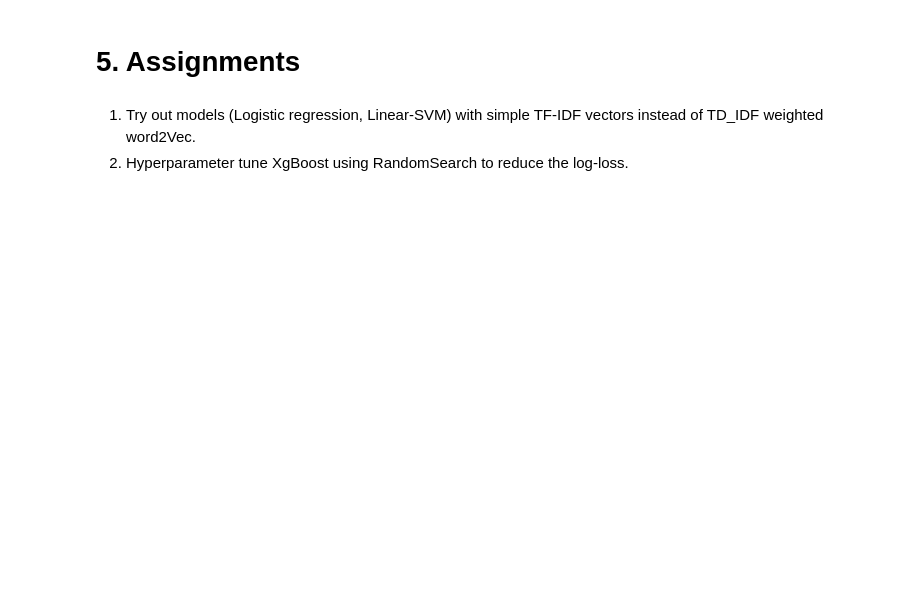
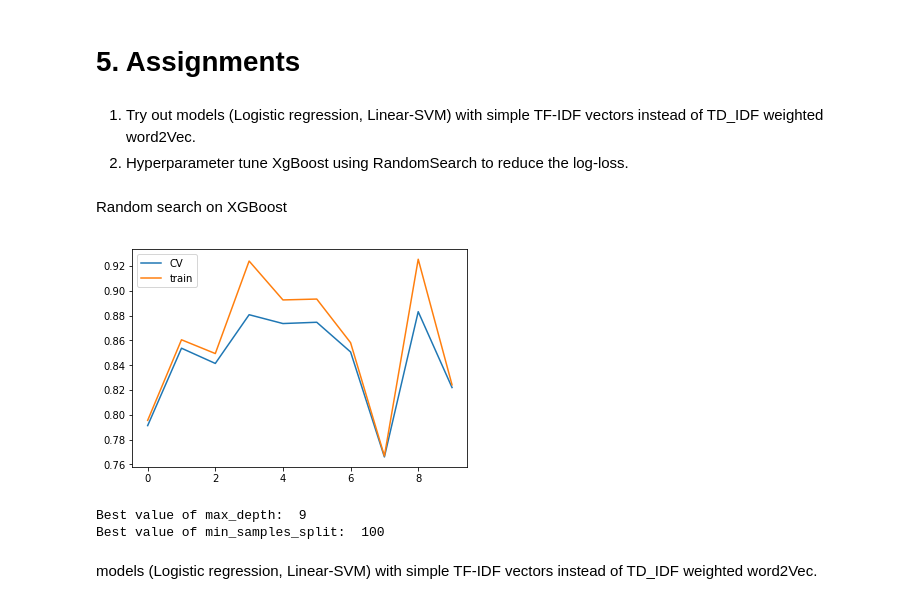
Before and after one commit to aman-sawarn/Quora-Question-Pair-Similarity, a Jupyter notebook: 4.ML_models.ipynb, the cells around one changed output. Cells and saved outputs as stored; diff of their text form; code cells hidden in the pictures; blank space fills up the shorter version.

Commit message:
training

```diff
--- a/4.ML_models.ipynb
+++ b/4.ML_models.ipynb
@@ -378,3 +436,5 @@ plot_confusion_matrix(y_test, predicted_y)
 # %% [markdown]
 1. Try out models (Logistic regression, Linear-SVM) with simple TF-IDF vectors instead of TD_IDF weighted word2Vec.
 2. Hyperparameter tune XgBoost using RandomSearch to reduce the log-loss.
+# %% [markdown]
+Random search on XGBoost
@@ -380,0 +446,10 @@ plot_confusion_matrix(y_test, predicted_y)
+# %%
+depth_m=[2,3,5,7,9]
+base_learners=[2,5,50,70,100]
+parameters=dict(n_estimators=base_learners , max_depth=depth_m)
+clf=RandomizedSearchCV(RandomForestClassifier(n_jobs=-1, class_weight='balanced') ,parameters, scoring='roc_auc', refit=True, cv=3)
+
+clf.fit(X_train, y_train)
+cv_error=clf.cv_results_['mean_test_score']
+train_error=clf.cv_results_['mean_train_score']
+pred=clf.predict(X_train)
@@ -380,0 +460,38 @@ plot_confusion_matrix(y_test, predicted_y)
+# %%
+plt.plot(cv_error, label='CV')
+plt.plot(train_error, label='train')
+plt.legend()
+plt.show()
+# %% [output]
+[figure, added]
+# %%
+print('Best value of max_depth: ', depth)
+print('Best value of min_samples_split: ', estimator)
+model=XGBClassifier(n_estimators= estimator , max_depth=depth, class_weight='balanced')
+model.fit(X_train, y_train)
+
+pred1=model.predict_proba(X_test)[:,1]
+pred2=model.predict_proba(X_train)[:,1]
+score_1=f1_score(y_test, pred1.round())
+score_2=f1_score(y_train, pred2.round())
+cm = confusion_matrix(y_test, pred1.round())
+print('F1 SCORE ON BEST HYPER-PARAMETERS: ', score_1)
+fpr1, tpr1, threshold = metrics.roc_curve(y_test, pred1)
+fpr2, tpr2, threshold = metrics.roc_curve(y_train, pred2)
+roc_auc1 = metrics.auc(fpr1, tpr1)
+roc_auc2 = metrics.auc(fpr2, tpr2)
+
+plt.title('Receiver Operating Characteristic')
+plt.plot(fpr1, tpr1, 'b', label='TEST-AUC = %0.2f' % roc_auc1)
+plt.plot(fpr2, tpr2, 'g', label = 'TRAIN-AUC = %0.2f' % roc_auc2)
+plt.legend(loc = 'lower right')
+plt.plot([0, 1], [0, 1],'r--')
+plt.xlim([0, 1])
+plt.ylim([0, 1])
+plt.ylabel('True Positive Rate')
+plt.xlabel('False Positive Rate')
+plt.legend()
+plt.show()
+# %% [output]
+Best value of max_depth:  9
+Best value of min_samples_split:  100
@@ -380,0 +501,2 @@ plot_confusion_matrix(y_test, predicted_y)
+# %% [markdown]
+models (Logistic regression, Linear-SVM) with simple TF-IDF vectors instead of TD_IDF weighted word2Vec.
```
Also changed, not shown: parts of 18 cells of this notebook, 1 other file.
